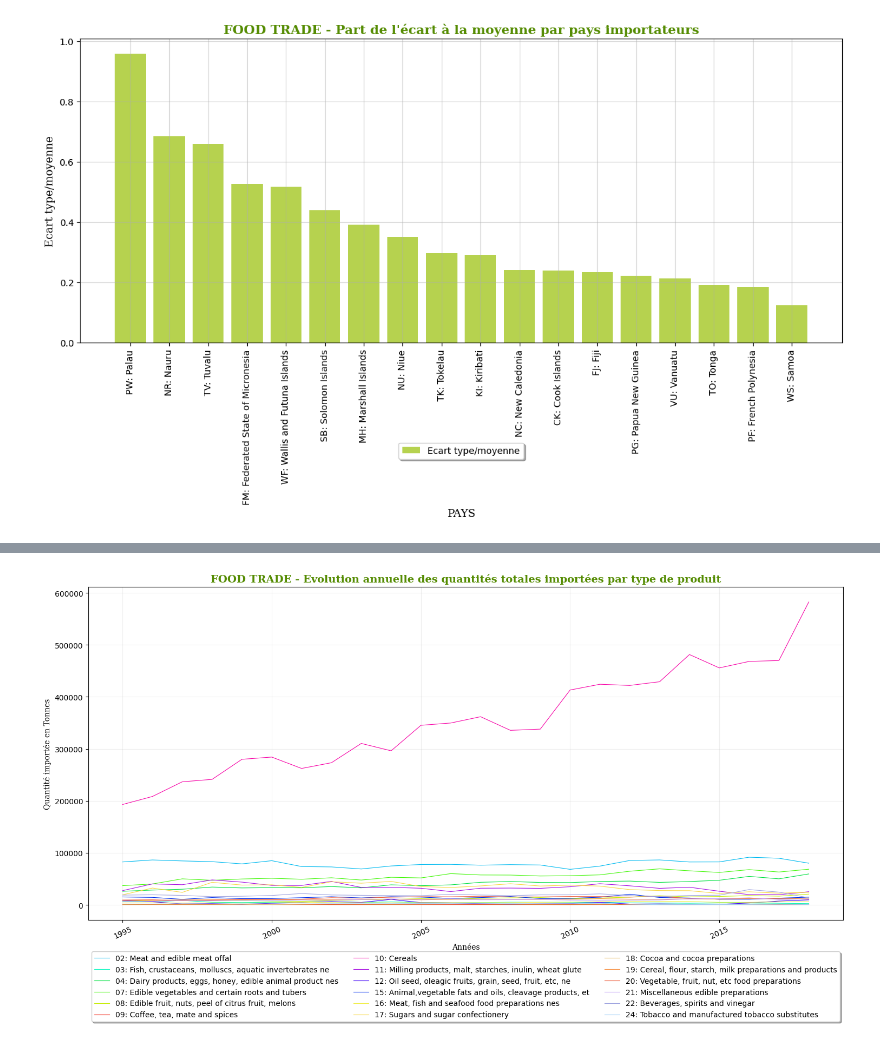
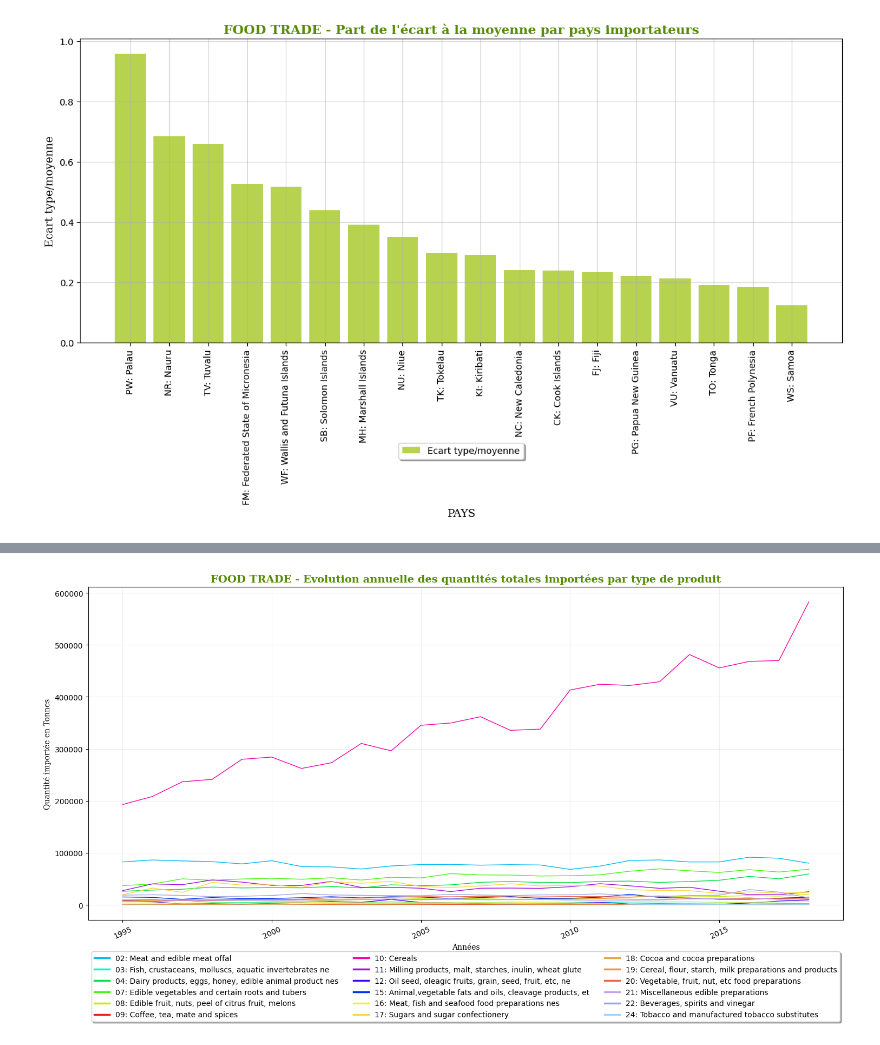
Before and after one commit to sloutmyv/DatavizPacific2023, a Jupyter notebook: 20230906_DC23_trade_food.ipynb, the cells around one changed output, grey strips where cells are left out. Drawn from its saved outputs; the diff is of its cells as text; code cells hidden in the pictures.

```diff
--- a/20230906_DC23_trade_food.ipynb
+++ b/20230906_DC23_trade_food.ipynb
@@ -317,8 +227,10 @@ ax.set_yticklabels(ax.get_yticklabels(), fontsize=14, rotation=0)
  Text(0, 17.5, '09: Coffee, tea, mate and spices')]
 [figure]
 # %%
+# Analyse n°4
 df_importer_year = df_net.groupby(['IMPORTER: Importer','TIME_PERIOD: Time'], as_index=False).agg({'OBS_VALUE': 'sum'})
 df_year = df_net.groupby(['TIME_PERIOD: Time'], as_index=False).agg({'OBS_VALUE': 'sum'})
+
 dict_df_importer = {}
 for pays in df_importer_year['IMPORTER: Importer'].unique():
     dict_df_importer[pays]=df_importer_year[df_importer_year['IMPORTER: Importer']==pays]
@@ -329,12 +241,11 @@ df = pd.DataFrame(data=d)
 d = {}
 for key, value in dict_df_importer.items():
     dict_df_importer[key]['PCT_CHANGE_MEAN'] = (dict_df_importer[key]['OBS_VALUE']-dict_df_importer[key]['OBS_VALUE'].mean())/dict_df_importer[key]['OBS_VALUE'].mean()*100
-    dict_df_importer[key]['PCT_CHANGE'] = dict_df_importer[key]['OBS_VALUE'].pct_change()
-    dict_df_importer[key]['NORMALIZE'] = (dict_df_importer[key]['OBS_VALUE']-dict_df_importer[key]['OBS_VALUE'].mean())/dict_df_importer[key]['OBS_VALUE'].std()
+    dict_df_importer[key]['PCT_CHANGE_START'] = (dict_df_importer[key]['OBS_VALUE']-dict_df_importer[key]['OBS_VALUE'].iloc[0])/dict_df_importer[key]['OBS_VALUE'].iloc[0]*100
     mean = dict_df_importer[key]['OBS_VALUE'].mean()
     std = dict_df_importer[key]['OBS_VALUE'].std()
     d[key]={'mean':mean, 'std':std, 'pct':std/mean}
 df_importer_mean = pd.DataFrame(data=d)
 df_final = df_importer_mean.transpose().sort_values(by=['pct'], ascending=False)
-print(df_final)
+# print(df_final)
 # %% [output]
@@ -464,24 +356,18 @@ axe1.grid(True, alpha=grid_alpha)
 # %% [output]
 [figure]
 # %%
+# Analyse n°5
 df_produit_year = df_net.groupby(['COMMODITY: Commodity','TIME_PERIOD: Time'], as_index=False).agg({'OBS_VALUE': 'sum'})
 df_year = df_net.groupby(['TIME_PERIOD: Time'], as_index=False).agg({'OBS_VALUE': 'sum'})
+
 dict_df_produit = {}
 for produit in df_produit_year['COMMODITY: Commodity'].unique():
     dict_df_produit[produit]=df_produit_year[df_produit_year['COMMODITY: Commodity']==produit]
 
-# d = {'col1': [1, 2], 'col2': [3, 4]}
-
-# df = pd.DataFrame(data=d)
-# d = {}
 for key, value in dict_df_produit.items():
     dict_df_produit[key]['PCT_CHANGE_MEAN'] = (dict_df_produit[key]['OBS_VALUE']-dict_df_produit[key]['OBS_VALUE'].mean())/dict_df_produit[key]['OBS_VALUE'].mean()*100
-#     dict_df_importer[key]['PCT_CHANGE'] = dict_df_importer[key]['OBS_VALUE'].pct_change()
-#     dict_df_importer[key]['NORMALIZE'] = (dict_df_importer[key]['OBS_VALUE']-dict_df_importer[key]['OBS_VALUE'].mean())/dict_df_importer[key]['OBS_VALUE'].std()
-#     mean = dict_df_importer[key]['OBS_VALUE'].mean()
-#     std = dict_df_importer[key]['OBS_VALUE'].std()
-#     d[key]={'mean':mean, 'std':std, 'pct':std/mean}
-# df_importer_mean = pd.DataFrame(data=d)
-# df_final = df_importer_mean.transpose().sort_values(by=['pct'], ascending=False)
-# print(df_final)
+    dict_df_produit[key]['PCT_CHANGE_START'] = (dict_df_produit[key]['OBS_VALUE']-dict_df_produit[key]['OBS_VALUE'].iloc[0])/dict_df_produit[key]['OBS_VALUE'].iloc[0]*100
+
+df_year['PCT_CHANGE_START']=(df_year['OBS_VALUE']-df_year['OBS_VALUE'].iloc[0])/df_year['OBS_VALUE'].iloc[0]*100
+print(df_year)
 # %% [output]
@@ -505,36 +408,31 @@ See the caveats in the documentation: https://pandas.pydata.org/pandas-docs/stab
 # %%
-## GRAPHIQUE
+# GRAPHIQUE
 TITLE = "FOOD TRADE - Evolution annuelle des quantités totales importées par type de produit"
 
 fig, axes = plt.subplots(nrows=1, ncols=1, figsize=(18,8)) # Nombre et disposition des zones de dessin
 
 # Format date xaxis
 plt.xticks(rotation=25)
 
 # Axe 1
 axes.set_title(TITLE, fontdict={'family': 'serif','color' : '#558C03','weight': 'bold','size': 14})
 axes.set_xlabel("Années", fontdict={'family': 'serif','color' : 'black','weight': 'light','size': 10})
 axes.set_ylabel("Quantité importée en Tonnes", fontdict={'family': 'serif','color' : 'black','weight': 'light','size': 10})
 
 color = ['#00BAF0','#0CF7C0','#00E040','#45F70C','#C7ED0C','#F01A0E','#F702A7','#A50EE0','#4102F7','#0231ED','#F0EE4D','#F7D743','#E0AB47','#F79143','#ED6040','#C3A3F7','#A0A5E0','#A3D0F7']
 i = 0
 for key, value in dict_df_produit.items():
-    axes.plot(dict_df_produit[key]['TIME_PERIOD: Time'],dict_df_produit[key]['OBS_VALUE'],color[i],linewidth=0.8,label=key)
+    axes.plot(dict_df_produit[key]['TIME_PERIOD: Time'],dict_df_produit[key]['OBS_VALUE'],color[i],linewidth=1,label=key)
     i+=1
-
 # axes.set_yscale('log')
 
-axes.legend(loc="center",bbox_to_anchor=(0,0,1,-0.4), ncol=3, fancybox=True, shadow=True)
+leg = axes.legend(loc="center",bbox_to_anchor=(0,0,1,-0.4), ncol=3, fancybox=True, shadow=True)
+# set the linewidth of each legend object
+for legobj in leg.legendHandles:
+    legobj.set_linewidth(2.5)
 # axes.set_ylim(0,100000)
-
-# # Axe 2
-# axe2 = axes.twinx()
-# axe2.set_ylabel("Quantité totale (T)", fontdict={'family': 'serif','color' : 'gold','weight': 'light','size': 10})
-# axe2.plot(df_year['TIME_PERIOD: Time'],df_year.OBS_VALUE,'gold',linestyle='--', marker='o',linewidth=2,label="Qté totale échangée en Tonnes")
-# axe2.legend(loc="center",bbox_to_anchor=(0,0,1,-0.3), ncol=1, fancybox=True, shadow=True)
-# axe2.set_ylim(34.2,34.6)
 
 # Option grille
 axes.grid(True,alpha=0.2)
 # %% [output]
-[figure, old version]
+[figure, new version]
```
Also changed, not shown: parts of 23 cells of this notebook.
